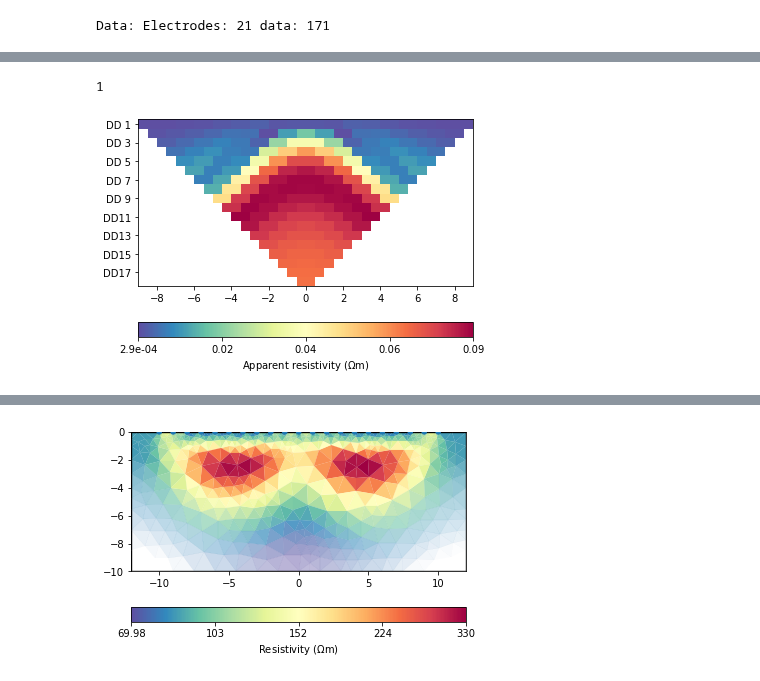
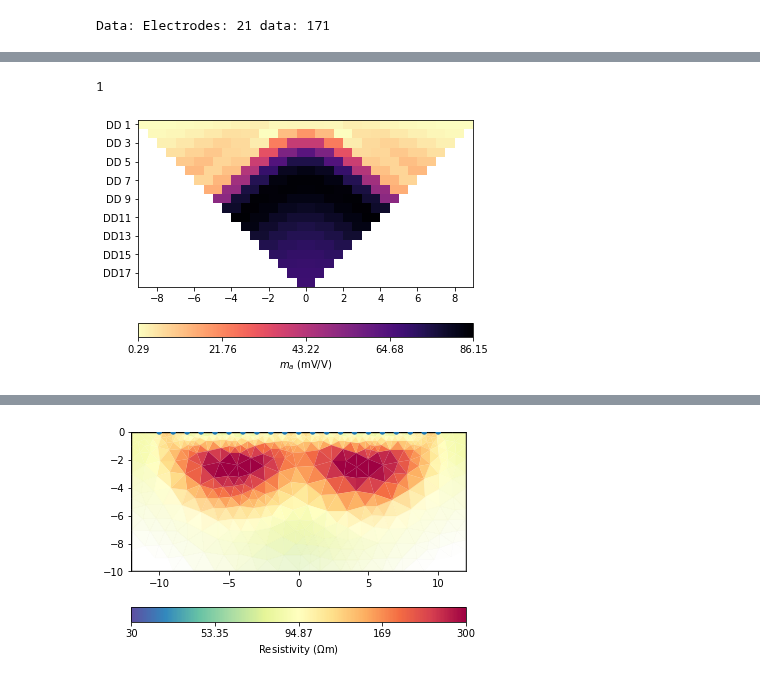
Before and after one commit to gimli-org/notebooks, a Jupyter notebook: IP/TDIP/simpleTDIP.ipynb, the cells around one changed output, grey strips where cells are left out. Drawn from its saved outputs; the diff is of its cells as text; code cells hidden in the pictures.

```diff
--- a/IP/TDIP/simpleTDIP.ipynb
+++ b/IP/TDIP/simpleTDIP.ipynb
@@ -53,15 +60,13 @@ fopIP = pb.tdip.DCIPMModelling(fopDC, mesh, rhoVec)
 # %%
-mMap = np.array([0, 0, 0, 0.1, 0.3])
-mVec = mMap[mesh.cellMarkers()]
 data["ma"] = fopIP.response(mVec)
-pg.show(data, "ma", logScale=False);
+pg.show(data, data["ma"]*1000, logScale=False, label=r"$m_a$ (mV/V)", cMap="magma_r");
 data.save("simpleTDIP.dat", "a b m n rhoa k ma")
 # %% [output]
 1
-[figure, old version]
+[figure, new version]
 # %%
 data["err"] = ert.estimateError(data, 0.03)
 mgr = ert.Manager(data)
 mgr.invert(paraDX=0.25, paraDepth=10, quality=34.4, paraMaxCellSize=1)
-mgr.showResult();
+mgr.showResult(cMin=30, cMax=300);
 # %% [output]
@@ -74,4 +79,4 @@ mgr.showResult();
-[figure, old version]
+[figure, new version]
 # %%
 fopIP = pb.tdip.DCIPMModelling(mgr.fop, mgr.paraDomain, mgr.model, response=mgr.inv.response)
 fopIP.createRefinedForwardMesh(True)
```
Also changed, not shown: parts of 6 cells of this notebook.
